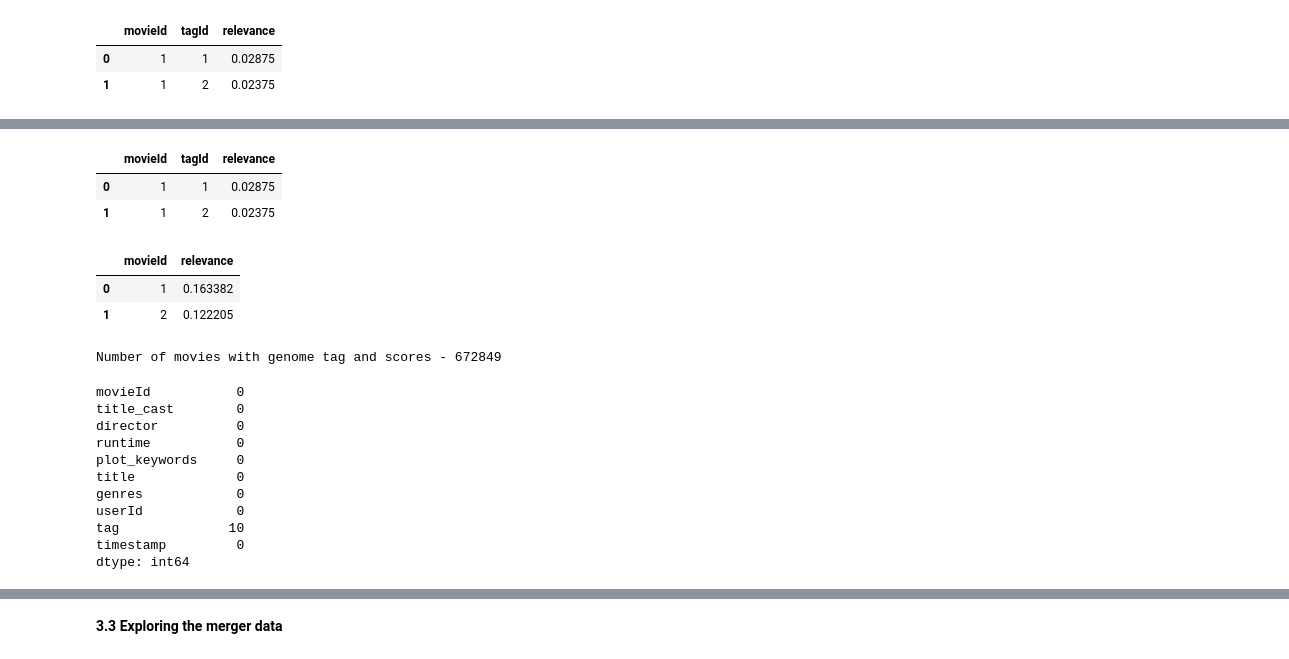
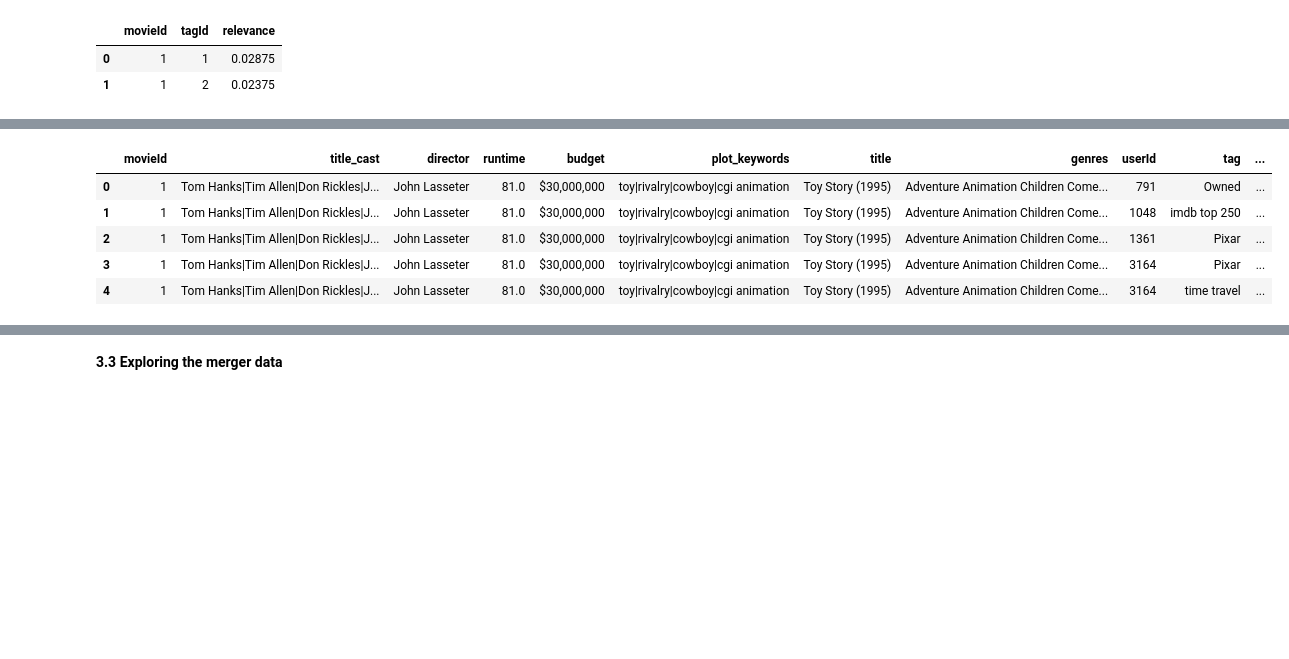
Before and after one commit to Ridwan1821/TeamGM2, a Jupyter notebook: movie_recommender_system_nnaemeka.ipynb, the cells around one changed output, grey strips where cells are left out. Drawn from its saved outputs; the diff is of its cells as text; code cells hidden in the pictures; blank space fills up the shorter version.

```diff
--- a/movie_recommender_system_nnaemeka.ipynb
+++ b/movie_recommender_system_nnaemeka.ipynb
@@ -585,34 +641,15 @@ timestamp         0
 dtype: int64
-# %%
-gs.head(2)
-# %% [output]
-|  | movieId | tagId | relevance |
-| 0 | 1 | 1 | 0.02875 |
-| 1 | 1 | 2 | 0.02375 |
-# %%
-gs_t = pd.DataFrame(gs.groupby('movieId')['relevance'].mean().reset_index())
-print(gs_t.shape)
-gs_t.head(2)
-# %% [output]
-|  | movieId | relevance |
-| 0 | 1 | 0.163382 |
-| 1 | 2 | 0.122205 |
 # %%
-#mv_imd_tag = mv_imd_tag.merge(gs, on = 'movieId', how = 'inner')
+'''mv_imd_tag = mv_imd_tag.merge(gs_t, on = 'movieId', how = 'left')
 
 print('Number of movies with genome tag and scores -', mv_imd_tag.shape[0])
 print('\n')
-display(mv_imd_tag.isnull().sum())
+display(mv_imd_tag.isnull().sum())'''
+mv_imd_tag.head()
 # %% [output]
-Number of movies with genome tag and scores - 672849
-movieId           0
-title_cast        0
-director          0
-runtime           0
-plot_keywords     0
-title             0
-genres            0
-userId            0
-tag              10
-timestamp         0
-dtype: int64
+|  | movieId | title_cast | director | runtime | budget | plot_keywords | title | genres | userId | tag | ... |
+| 0 | 1 | Tom Hanks|Tim Allen|Don Rickles|J... | John Lasseter | 81.0 | $30,000,000 | toy|rivalry|cowboy|cgi animation | Toy Story (1995) | Adventure Animation Children Come... | 791 | Owned | ... |
+| 1 | 1 | Tom Hanks|Tim Allen|Don Rickles|J... | John Lasseter | 81.0 | $30,000,000 | toy|rivalry|cowboy|cgi animation | Toy Story (1995) | Adventure Animation Children Come... | 1048 | imdb top 250 | ... |
+| 2 | 1 | Tom Hanks|Tim Allen|Don Rickles|J... | John Lasseter | 81.0 | $30,000,000 | toy|rivalry|cowboy|cgi animation | Toy Story (1995) | Adventure Animation Children Come... | 1361 | Pixar | ... |
+| 3 | 1 | Tom Hanks|Tim Allen|Don Rickles|J... | John Lasseter | 81.0 | $30,000,000 | toy|rivalry|cowboy|cgi animation | Toy Story (1995) | Adventure Animation Children Come... | 3164 | Pixar | ... |
+| 4 | 1 | Tom Hanks|Tim Allen|Don Rickles|J... | John Lasseter | 81.0 | $30,000,000 | toy|rivalry|cowboy|cgi animation | Toy Story (1995) | Adventure Animation Children Come... | 3164 | time travel | ... |
```
Also changed, not shown: parts of 35 cells of this notebook.
